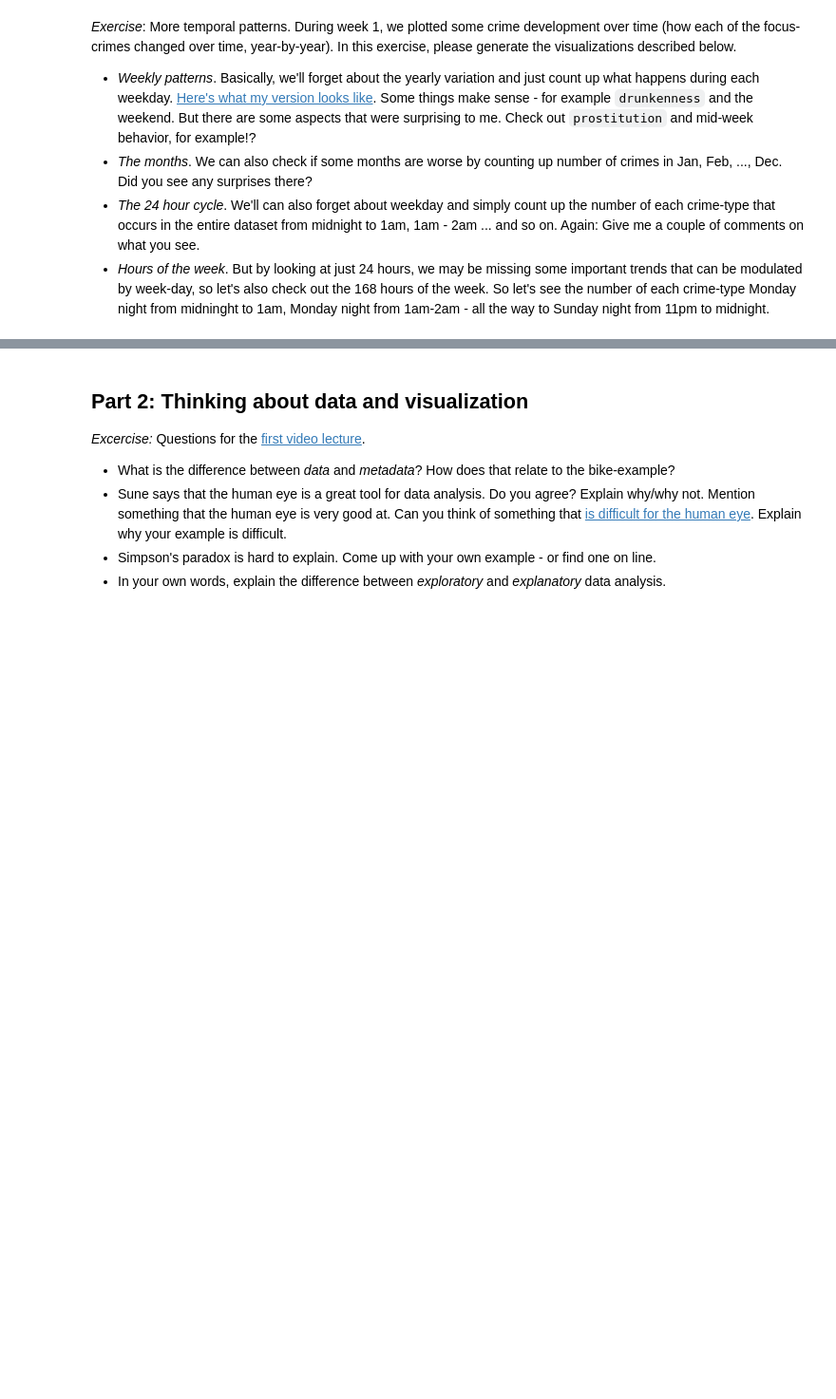
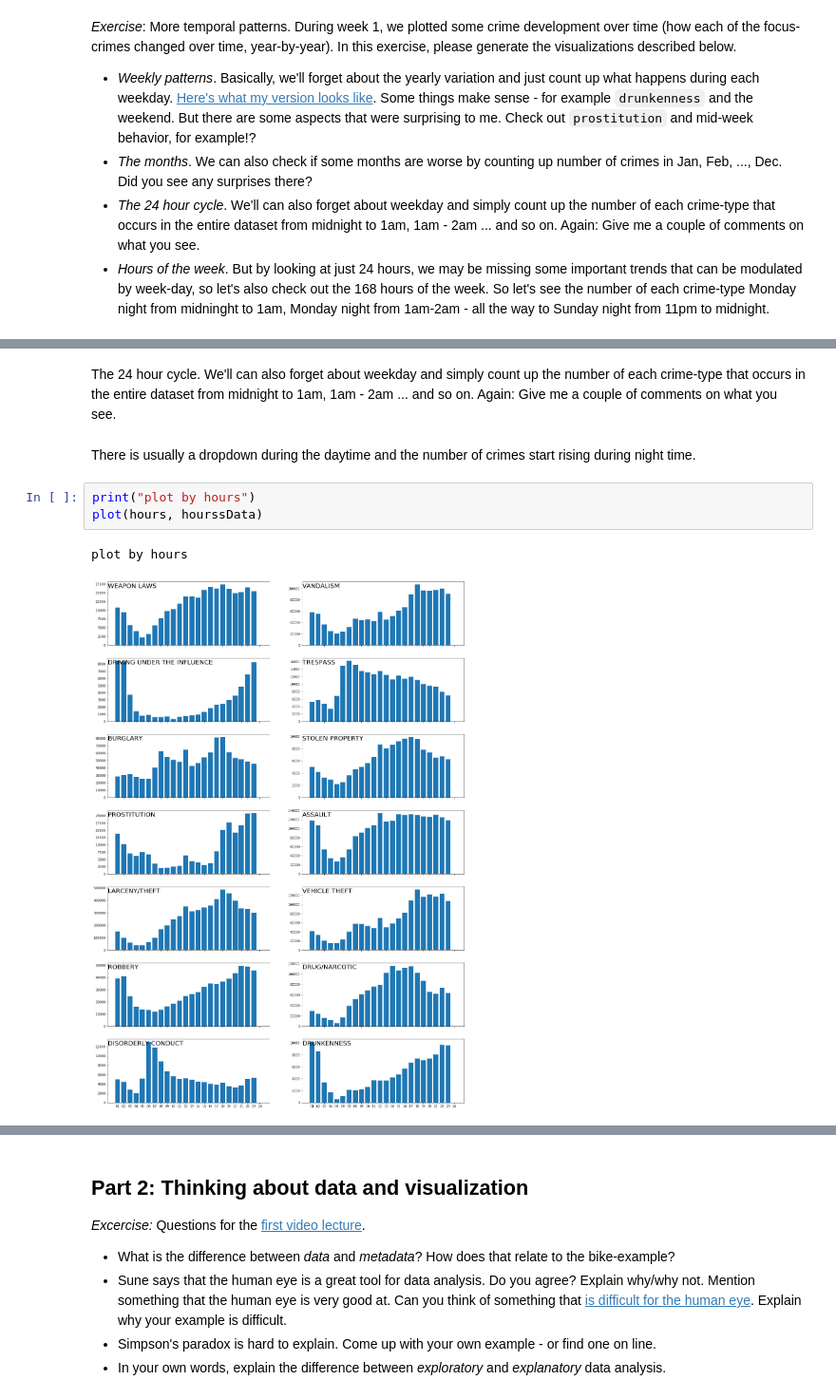
Before and after one commit to Yucheng-Ren/SocialDataAnalysis-Assignments, a Jupyter notebook: Assignment1.ipynb, the cells around one changed output, grey strips where cells are left out. Shown at 95% size. Saved outputs shown, nothing was run; the diff lists cells and outputs as text; blank space fills up the shorter version.

```diff
--- a/Assignment1.ipynb
+++ b/Assignment1.ipynb
@@ -25,0 +111,10 @@ focuscrimes = set(['WEAPON LAWS', 'PROSTITUTION', 'DRIVING UNDER THE INFLUENCE',
+# %% [markdown]
+The 24 hour cycle. We'll can also forget about weekday and simply count up the number of each crime-type that occurs in the entire dataset from midnight to 1am, 1am - 2am ... and so on. Again: Give me a couple of comments on what you see.
+# %% [markdown]
+There is usually a dropdown during the daytime and the number of crimes start rising during night time.
+# %%
+print("plot by hours")
+plot(hours, hourssData)
+# %% [output]
+plot by hours
+[figure, added]
```
Also changed, not shown: parts of 26 cells of this notebook, 1 other file.
